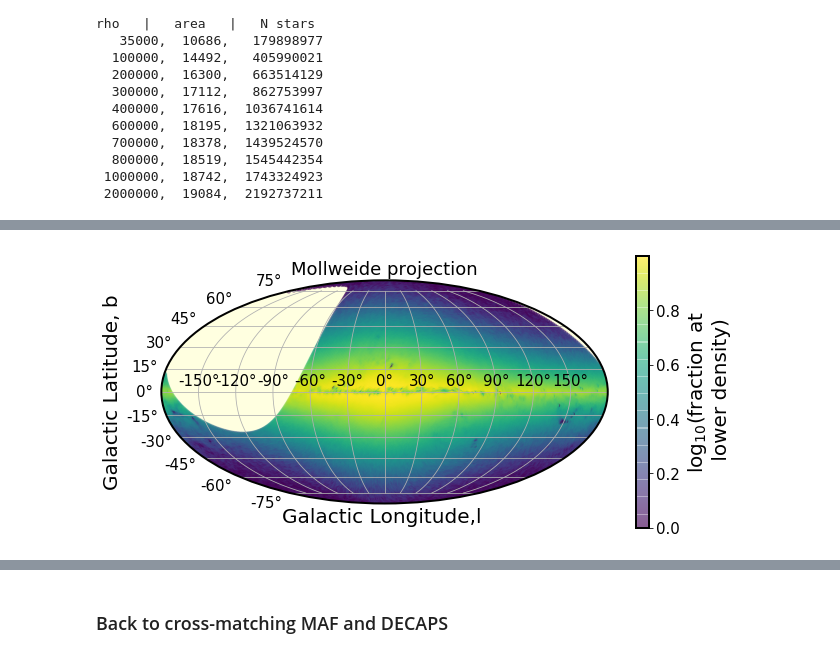
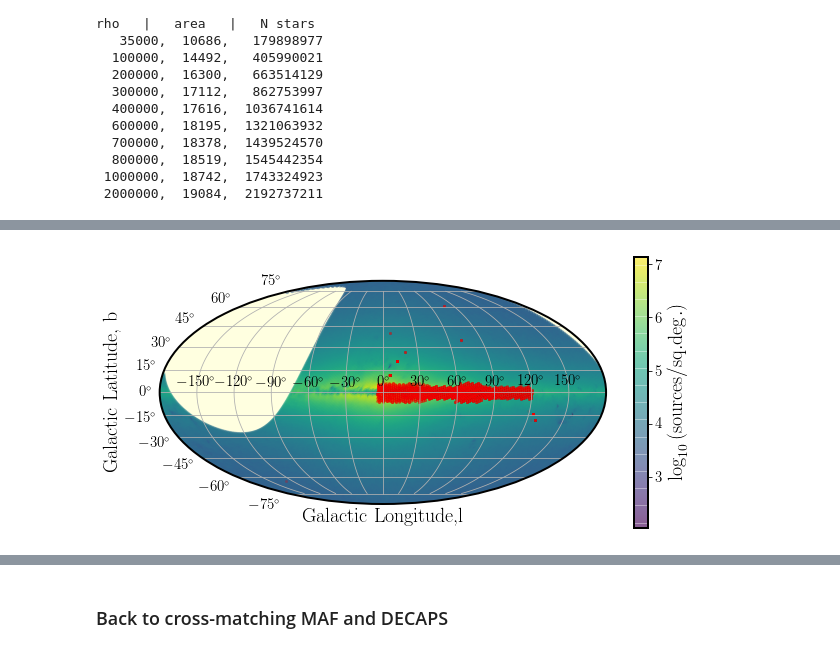
Before and after one commit to suberlak/crowded_fields, a Jupyter notebook: code/N0_DECAPS_select_MAF.ipynb, the cells around one changed output, grey strips where cells are left out. Drawn from its saved outputs; the diff is of its cells as text; code cells hidden in the pictures.

```diff
--- a/code/N0_DECAPS_select_MAF.ipynb
+++ b/code/N0_DECAPS_select_MAF.ipynb
@@ -595,0 +658,5 @@ rho   |   area   |   N stars
+# %%
+healpix_table, nside = make_healpix_table(24.5)
+healpix_coords = SkyCoord(healpix_table['ra_rad'],
+                          healpix_table['dec_rad'],
+                          frame='icrs', unit='rad')
@@ -596,9 +665,7 @@ rho   |   area   |   N stars
 # %%
-# Match positionally DECAPS to MAF table :
-
-# express pixel coordinates as SkyCoord object,
-healpix_coords = SkyCoord(ra,dec, frame='icrs', unit='rad')
-
 # express the decaps field coordinates as SkyCoord object ..
+image_database = '../raw_data/decaps_catalogs/imdb.fits'
+imdb_hdu = fits.open(image_database)
+imdb = Table(imdb_hdu[1].data)
 decaps_coords = SkyCoord(ra = imdb['ra'].data, dec = imdb['dec'].data,
                        unit='degree', frame='icrs')
@@ -607,59 +672,56 @@ decaps_coords = SkyCoord(ra = imdb['ra'].data, dec = imdb['dec'].data,
 # %%
-#
-# for plotting  in mollweide projection ...
-#
+# plotting  in mollweide projection ...
 # express the MAF healpixel coords in galactic
 # coords,  in degrees
 longitude = healpix_coords.galactic.l.deg
 latitude  = healpix_coords.galactic.b.deg
 
-# possibility to center the map on 0 or 180...
-origin = 0
-x = np.remainder(longitude+360-origin,360) # shift RA values
-ind = x>180
-x[ind] -=360    # scale conversion to [-180, 180]
-x=-x    # reverse the scale: East to the left
-tick_labels = np.array([150, 120, 90, 60, 30, 0, 330, 300, 270, 240, 210])
-tick_labels = np.remainder(tick_labels+360+origin,360)
+# convert degrees to radians
+ind = longitude > 180
+longitude[ind] -=360    # scale conversion to [-180, 180]
+longitude = - longitude   # reverse the scale: East to the left
 
-# color by the fraction of pixels at greater density (or 1 - that)
-z = frac_greater
-
+# color by the log of counts per sq deg
+z =  np.log10(healpix_table['source_density'].data)
 
 # Plot in Mollweide projection the MAF densities
 # in Galactic coordinates
 fig = plt.figure(figsize=(10, 5))
 ax = fig.add_subplot(111, projection='mollweide', facecolor ='LightYellow')
 
 # convert degrees to radians
-imge = ax.scatter(np.radians(x),np.radians(latitude),  alpha=0.4,s=14, c=1-z)
+imge = ax.scatter(np.radians(longitude),np.radians(latitude),  alpha=0.4, s=14, c=z,
+                  zorder=-5)
 
-# also overplot the decaps objects..
-overplot_decaps = False
-if overplot_decaps :
-    longitude = decaps_coords.galactic.l.deg
-    latitude  = decaps_coords.galactic.b.deg
-    x = np.remainder(longitude+360-origin,360) # shift RA values
-    ind = x>180
-    x[ind] -=360    # scale conversion to [-180, 180]
-    x=-x    # reverse the scale: East to the left
-    ax.scatter(np.radians(x),
-               np.radians(latitude),
-               alpha=0.4, s=14, c = 'red')
+# plot the DECAPS fields
+long, lat = decaps_coords.galactic.l.deg , decaps_coords.galactic.b.deg
+ind = long > 180
+long[ind] -=360    # scale conversion to [-180, 180]
+long = - long   # reverse the scale: East to the left
 
-    ax.set_xticklabels(tick_labels)     # we add the scale on the x axis
-    i += 1
+ax.scatter(np.radians(long), np.radians(lat), alpha=0.07,c='red',s =4)
 
-title='Mollweide projection'
-ax.set_title(title)
-xlabel='Galactic Longitude,l '
-ylabel='Galactic Latitude, b'
-ax.set_xlabel(xlabel)
-ax.set_ylabel(ylabel)
+# plot the confusion zone
+# xs = [0,-90,0,90,0]
+# ys = [10,0,-10,0,10]
+# for i in range(len(xs)-1):
+#     x0,y0 = xs[i],ys[i]
+#     x1,y1  = xs[i+1],ys[i+1]
+#     ax.plot(np.radians([x0,x1]),
+#             np.radians([y0,y1]),
+#             lw=3,ls='--',c='red')
+
+# set the tick labels with degree formatting
+origin = 0
+tick_labels = np.array([150, 120, 90, 60, 30, 0, 330, 300, 270, 240, 210])
+tick_labels = np.remainder(tick_labels+360+origin,360)
+ax.set_xticklabels(tick_labels)
+ax.xaxis.set_major_formatter(FuncFormatter(degrees))
+ax.set_xlabel('Galactic Longitude,l ')
+ax.set_ylabel('Galactic Latitude, b')
 ax.grid(True)
-#plt.legend(fontsize=14)
-plt.colorbar(imge, label=r'$\log_{10}$'+'(fraction at\n lower density)')
-plt.savefig('../data_products/MAF_density_definitions/MAF_densities.png',
-            bbox_inches='tight')
+cbar = plt.colorbar(imge)
+cbar.set_label(r'$\log_{10}{(\mathrm{sources / sq.deg.})}$', labelpad=10)
+plt.savefig('MAF_DECAPS.png',  bbox_inches='tight')
 # %% [output]
-[figure, old version]
+[figure, new version]
```
Also changed, not shown: parts of 22 cells of this notebook, 1 other file.
